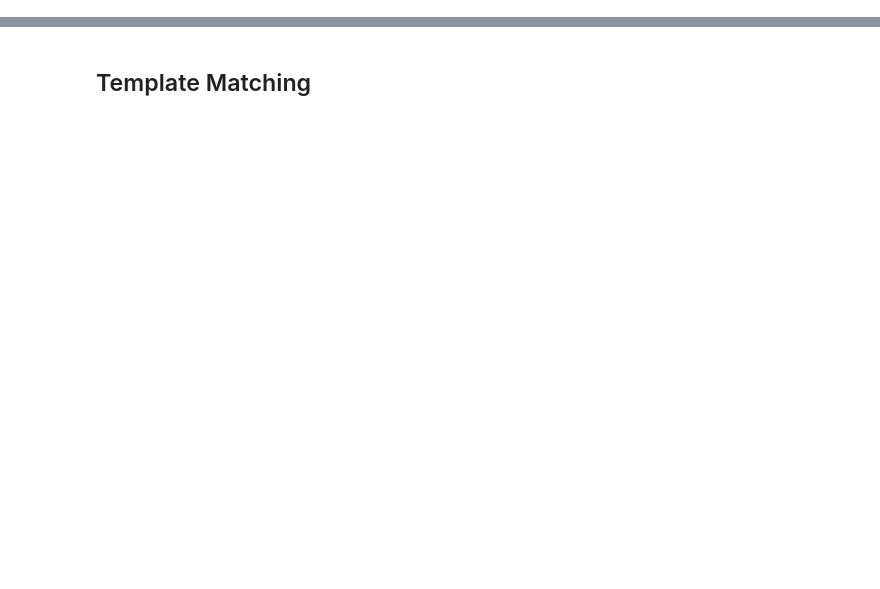
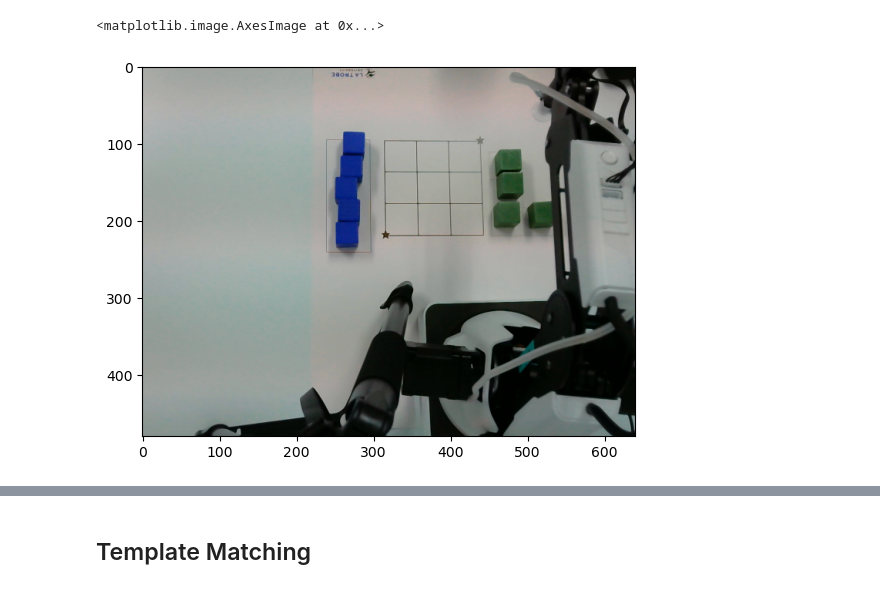
Before and after one commit to vidurayashan/robot-tictactoe, a Jupyter notebook: algo.ipynb, the cells around one changed output, grey strips where cells are left out. Saved outputs shown, nothing was run; the diff lists cells and outputs as text; code cells hidden in the pictures; blank space fills up the shorter version.

```diff
--- a/algo.ipynb
+++ b/algo.ipynb
@@ -11,3 +17,10 @@ from sklearn.cluster import KMeans
+# %%
+ret, frame1 = cap.read()
+main_image1 = cv2.cvtColor(frame1, cv2.IMREAD_GRAYSCALE)
+plt.imshow(main_image1)
+# %% [output]
+<matplotlib.image.AxesImage at 0x...>
+[figure, added]
 # %%
 # Open a connection to the default camera (usually the first camera device found)
 cap = cv2.VideoCapture(1)
```
Also changed, not shown: parts of 19 cells of this notebook.
